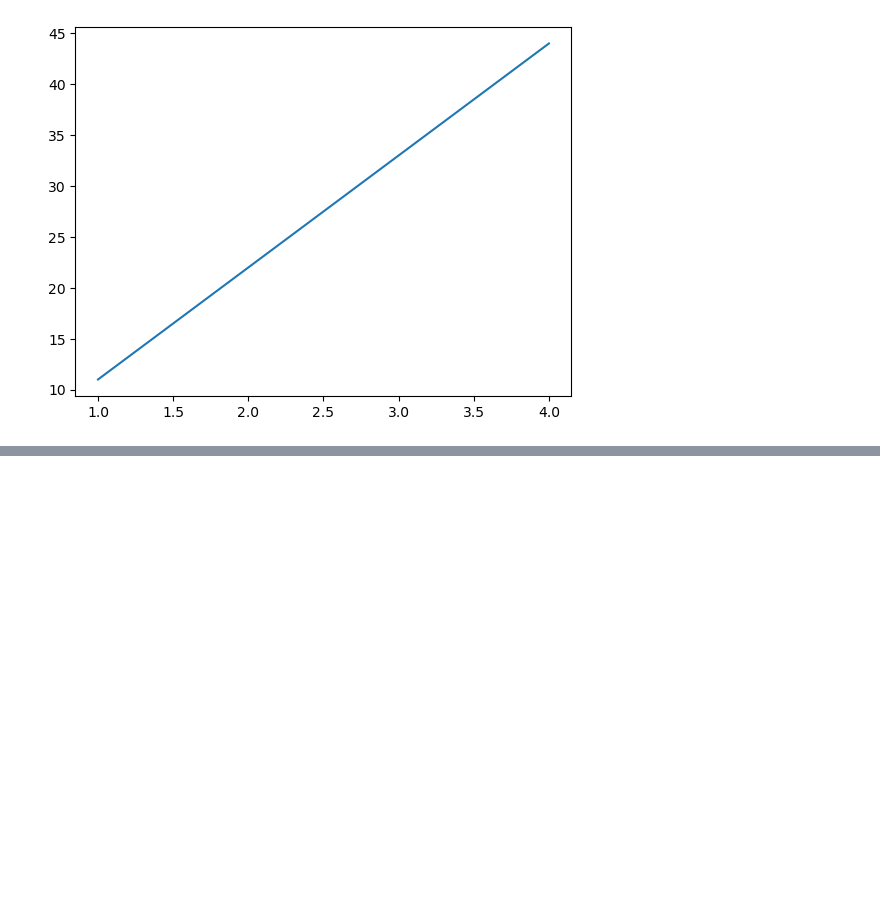
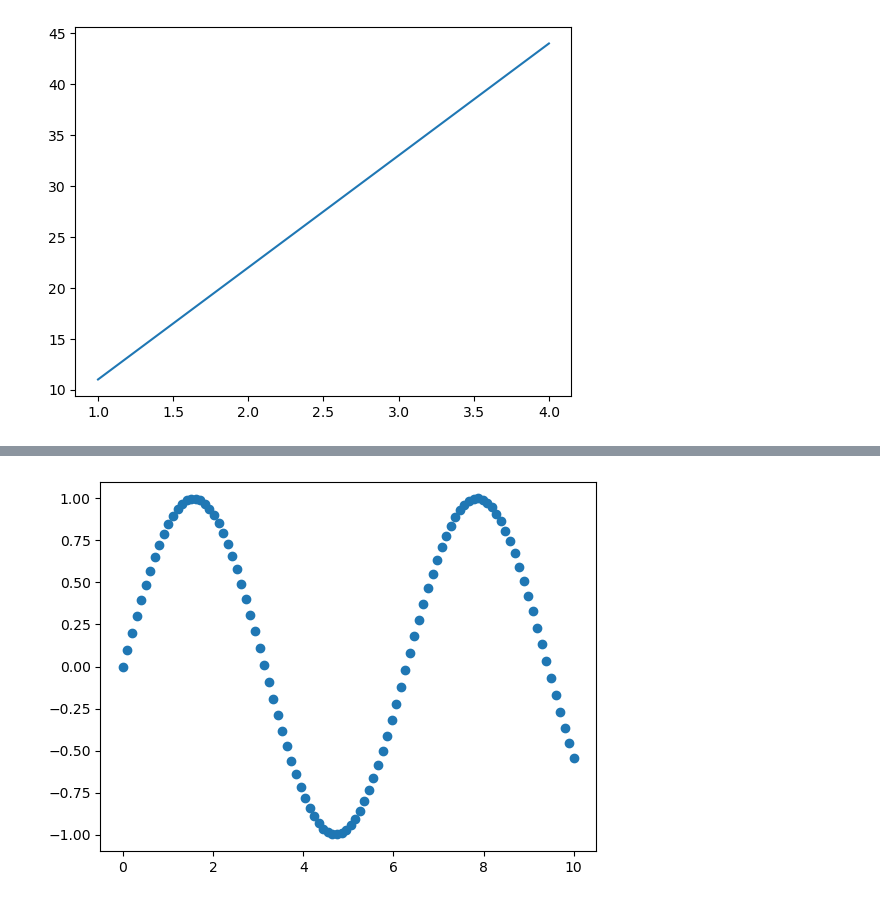
Before and after one commit to przbadu/Learn-Data-Science-Data-Analysis-Machine-Learning, a Jupyter notebook: 83-introduction-to-matplotlib.ipynb, the cells around one changed output, grey strips where cells are left out. Cells and saved outputs as stored; diff of their text form; code cells hidden in the pictures; blank space fills up the shorter version.

```diff
--- a/83-introduction-to-matplotlib.ipynb
+++ b/83-introduction-to-matplotlib.ipynb
@@ -59,0 +140,5 @@ ax.plot(x, y)
+# %%
+fig, ax = plt.subplots()
+ax.scatter(x, np.sin(x));
+# %% [output]
+[figure, added]
```
Also changed, not shown: parts of 39 cells of this notebook, 4 other files.
